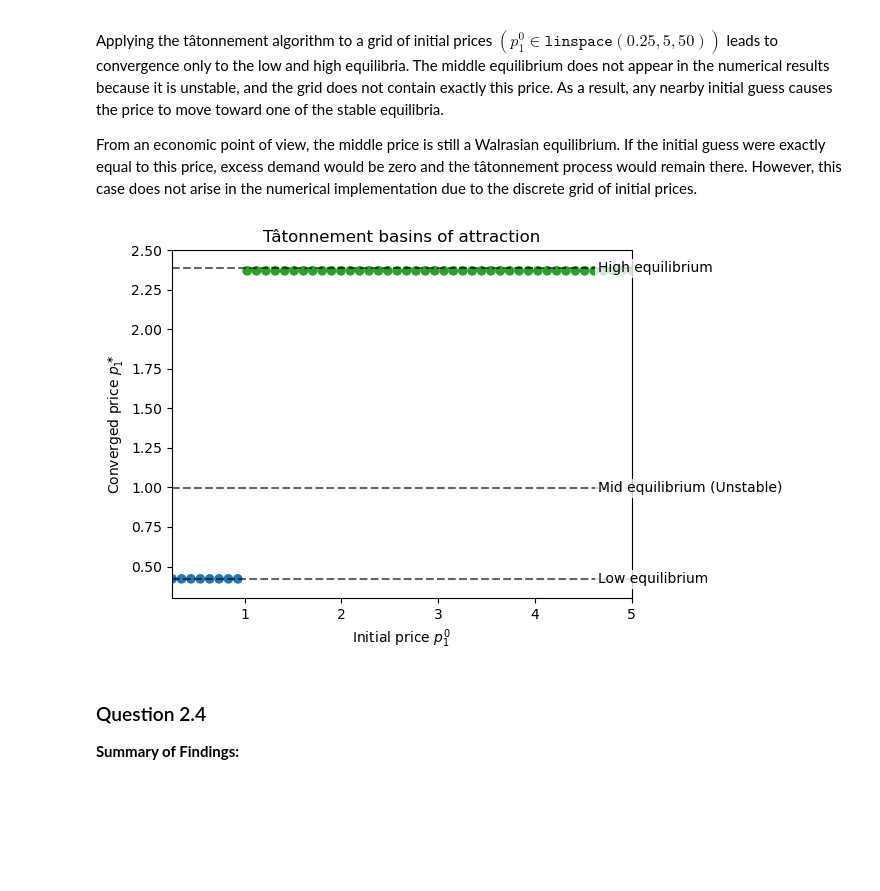
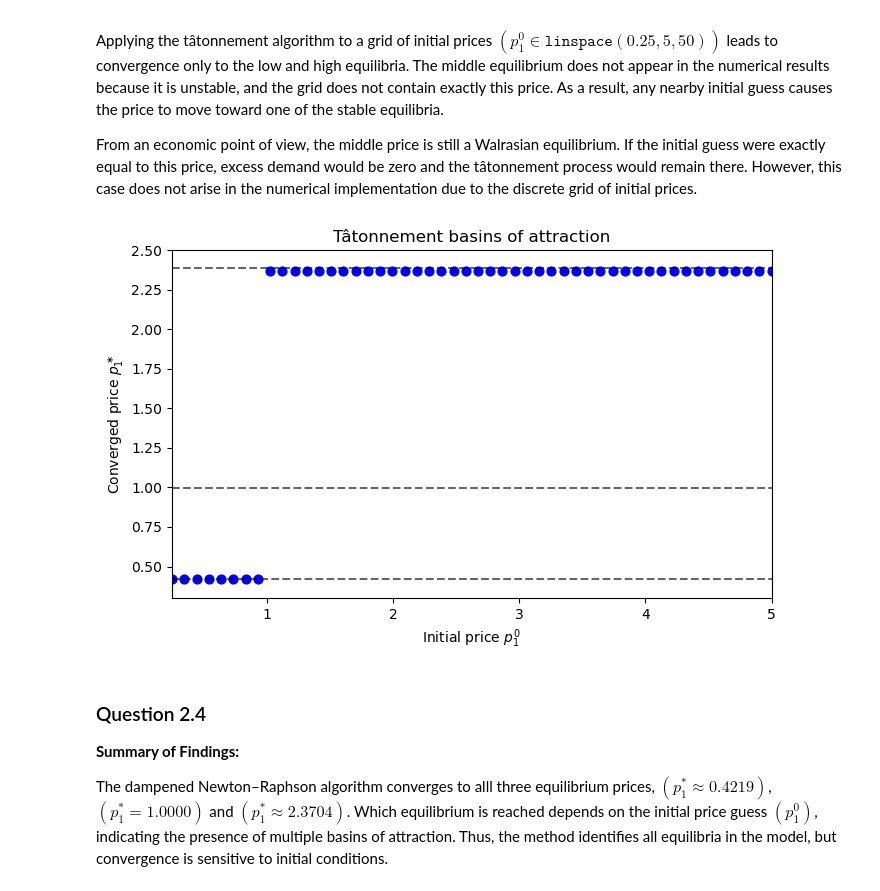
Before and after one commit to fgv916/ProgEconFgv916, a Jupyter notebook: Examproject.ipynb, the cells around one changed output. Cells and saved outputs as stored; diff of their text form; code cells hidden in the pictures; blank space fills up the shorter version.

```diff
--- a/Examproject.ipynb
+++ b/Examproject.ipynb
@@ -50,21 +50,22 @@ for i, p1 in enumerate(p1_grid):
     eps1[i] = x1A[i] + x1B[i] - 1
 
 
-# 4) Compute approximate equilibrium prices
-# Find sign changes (approximate roots) since this is where excess demand crosses zero
+# # 4) Compute approximate equilibrium prices
+# # Find sign changes (approximate roots) since this is where excess demand crosses zero
 sign_changes = np.where(np.sign(eps1[:-1]) != np.sign(eps1[1:]))[0]
 
-# Approximate equilibrium prices from sign changes
-p1_eq = 0.5 * (p1_grid[sign_changes] + p1_grid[sign_changes + 1])
+# # Approximate equilibrium prices from sign changes
+p1_eq_scan = 0.5 * (p1_grid[sign_changes] + p1_grid[sign_changes + 1])
+p1_eq_scan = np.sort(p1_eq_scan)
 
-# Sort equilibria
-p_low, p_mid, p_high = np.sort(p1_eq)
+p_low_scan, p_mid_scan, p_high_scan = p1_eq_scan
+
 
 # Print results clearly
 print("Approximate equilibrium prices for good 1:")
-print(f"Low equilibrium:      p1 ≈ {p_low:.8f}")
-print(f"Middle equilibrium:   p1 ≈ {p_mid:.8f}")
-print(f"High equilibrium:     p1 ≈ {p_high:.8f}")
+print(f"Low equilibrium:      p1 ≈ {p_low_scan:.8f}")
+print(f"Middle equilibrium:   p1 ≈ {p_mid_scan:.8f}")
+print(f"High equilibrium:     p1 ≈ {p_high_scan:.8f}")
 
 
 # 5) Plot
@@ -160,41 +159,40 @@ From an economic point of view, the middle price is still a Walrasian equilibriu
 # %%
 # 1) Many initial guesses
 p0_grid = np.linspace(0.25, 5, 50)
 
 pstar = np.empty_like(p0_grid)
 converged = np.zeros_like(p0_grid, dtype=bool)
 
 for i, p0 in enumerate(p0_grid):
     p_seq, e_seq = Exchange.tatonnement(p0)
     pstar[i] = p_seq[-1]
     converged[i] = (abs(e_seq[-1]) < Exchange.par.tol)
 
+# 2) Plot
 plt.figure(figsize=(7,4.5))
 
-# 2) Plot
-colors = ["tab:blue" if ps < 1 else "tab:green" for ps in pstar]
-plt.scatter(p0_grid, pstar, c=colors, s=35)
+plt.scatter(p0_grid, pstar, color="blue", s=40)
 
-for p in [p_low, p_mid, p_high]:
+# Highlight converged points based on the 2.1
+for p in [p_low_scan, p_mid_scan, p_high_scan]:
     plt.axhline(p, ls="--", color="black", alpha=0.6)
 
-plt.text(x_text, p_high, "High equilibrium", va="center", ha="left", bbox=box)
-plt.text(x_text, p_mid,  "Mid equilibrium (Unstable)", va="center", ha="left", bbox=box)
-plt.text(x_text, p_low,  "Low equilibrium", va="center", ha="left", bbox=box)
 
 plt.xlabel(r"Initial price $p_1^0$")
 plt.ylabel(r"Converged price $p_1^\ast$")
 plt.title("Tâtonnement basins of attraction")
 
 plt.xlim(p0_grid.min(), p0_grid.max())
 plt.ylim(0.30, 2.50)
 
 plt.tight_layout()
 plt.show()
 # %% [output]
-[figure, old version]
+[figure, new version]
-# %% [markdown]
-### Question 2.4
-
-__Summary of Findings:__
+# %% [markdown]
+### Question 2.4
+
+__Summary of Findings:__
+
+The dampened Newton–Raphson algorithm converges to alll three  equilibrium prices,  $( p_1^* \approx 0.4219 )$, $( p_1^* = 1.0000 )$ and $( p_1^* \approx 2.3704 )$. Which equilibrium is reached depends on the initial price guess $( p_1^0 )$, indicating the presence of multiple basins of attraction. Thus, the method identifies all equilibria in the model, but convergence is sensitive to initial conditions.
 # %%
```
Also changed, not shown: parts of 5 cells of this notebook, 1 other file.
